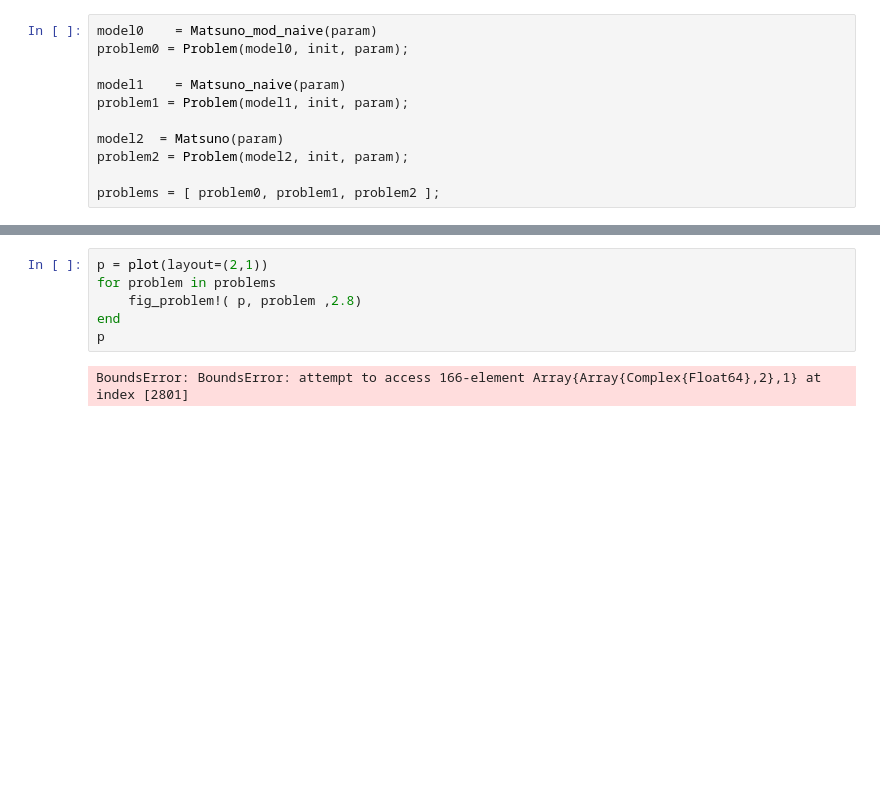
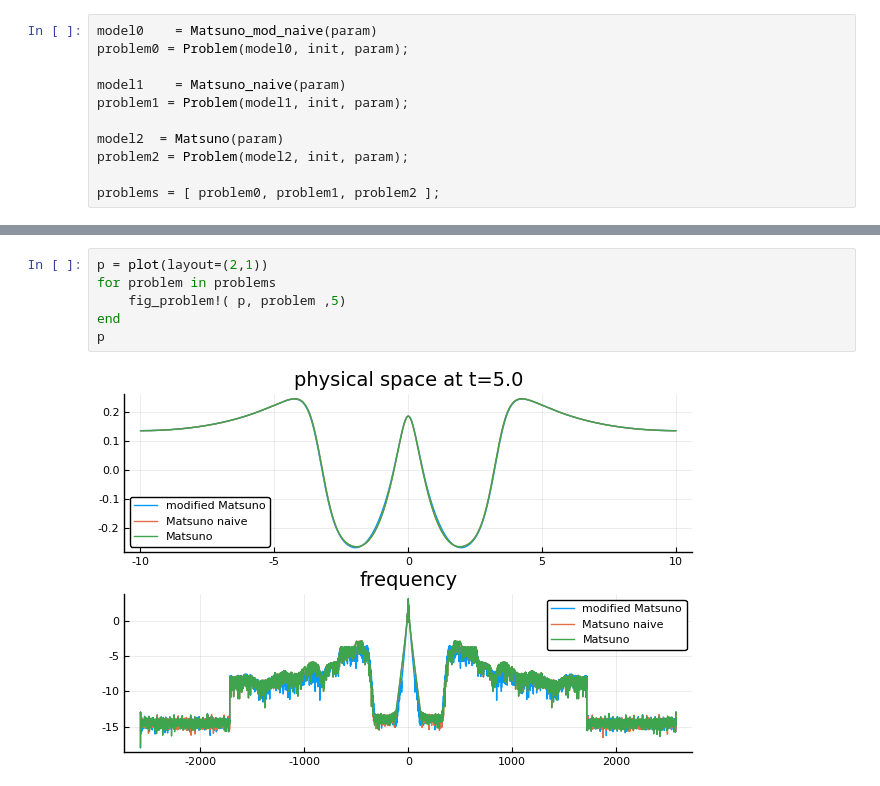
Before and after one commit to WaterWavesModels/WaterWaves1D.jl, a Jupyter notebook: notebooks/Matsunos.ipynb, the cells around one changed output, grey strips where cells are left out. Saved outputs shown, nothing was run; the diff lists cells and outputs as text; blank space fills up the shorter version.

```diff
--- a/notebooks/Matsunos.ipynb
+++ b/notebooks/Matsunos.ipynb
@@ -46,11 +55,11 @@ problem.param = (ϵ = 0.5, N = 16384, L = 10, T = 5, dt = 0.001)
 # %%
 p = plot(layout=(2,1))
 for problem in problems
-    fig_problem!( p, problem ,2.8)
+    fig_problem!( p, problem ,5)
 end
 p
 # %% [output]
-BoundsError: BoundsError: attempt to access 166-element Array{Array{Complex{Float64},2},1} at index [2801]
+[figure, added]
 # %%
 maximum(mapfro(model0,problem1.data.U[1000])[2].-mapfro(model0,problem0.data.U[1000])[2])
 # %% [output]
```
Also changed, not shown: parts of 5 cells of this notebook, 1 other file.
